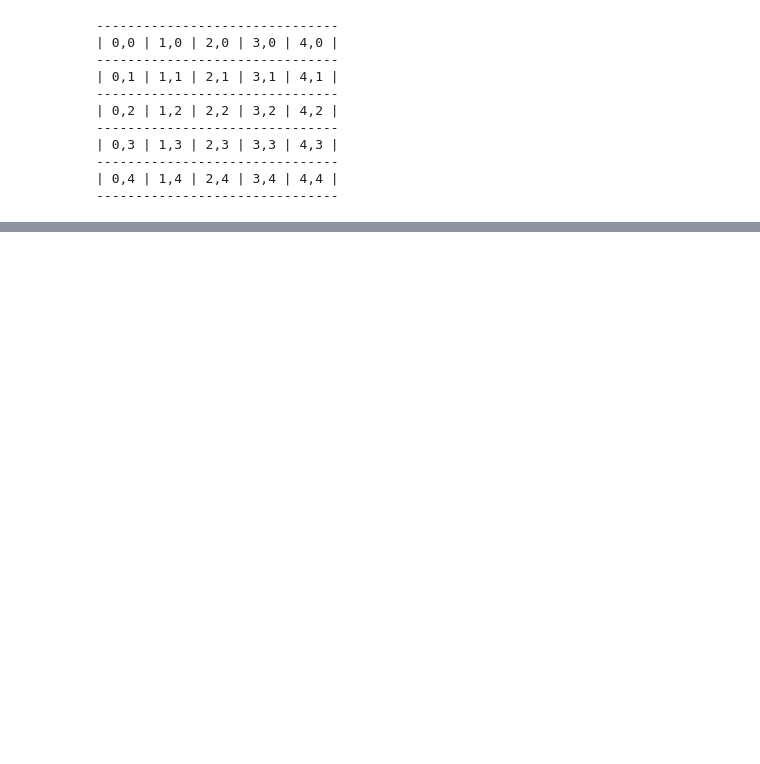
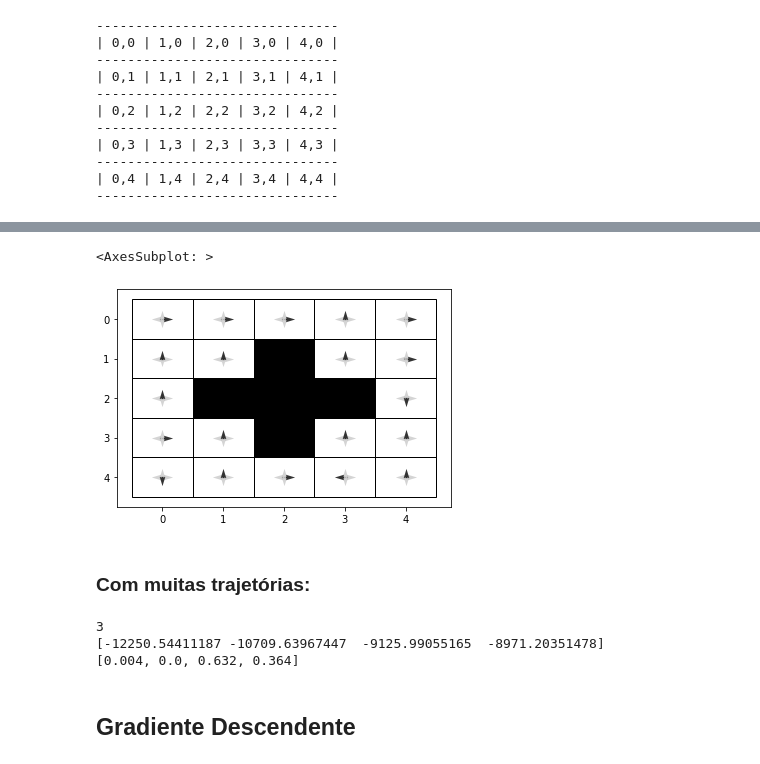
Before and after one commit to guialba/RL, a Jupyter notebook: Gridworld/AgentsDDO.ipynb, the cells around one changed output, grey strips where cells are left out. Drawn from its saved outputs; the diff is of its cells as text; code cells hidden in the pictures; blank space fills up the shorter version.

```diff
--- a/Gridworld/AgentsDDO.ipynb
+++ b/Gridworld/AgentsDDO.ipynb
@@ -267,0 +52,10 @@ array([[-4.0001    ],
+# %%
+def generatePi(agent, e=0.1):
+    # if not(0 < e < 1):
+    #     return -np.inf
+    p_a = lambda a, s: (e/4, 1-e+e/4)[a == max(agent.Q[s], key=agent.Q[s].get)] if 0 < e < 1 else 1e-10
+    pi = np.array([[p_a(a, s) for a in agent.g.ACTIONS] for s in agent.g.S])
+    return pi.reshape(agent.g.size[0], agent.g.size[1], len(agent.g.ACTIONS), order='F')
+
+pi_star = generatePi(q, e_star)
+pi_star
@@ -267,0 +115,35 @@ array([[-4.0001    ],
+# %%
+from plot import plotPolicy
+plotPolicy(pis[p], q.g)
+# %% [output]
+<AxesSubplot: >
+[figure, added]
+# %% [markdown]
+### Com muitas trajetórias:
+# %%
+from actors import QLearning
+
+agent = QLearning(g)
+es = [0.9, 0.1, 0.5]+[e_star] # e_star = 0.3
+
+def teste():
+    agent.resetCount()
+    agent.run(epsilon=e_star)
+
+    pis = [generatePi(agent, e) for e in es]
+    likes = np.array([likelihood(pi, q.getTrajectory(2)) for pi in pis])
+    return likes
+
+
+total_episodes = 1000
+exps = [teste() for _ in range(total_episodes)]
+freq = [np.mean([int(np.argmax(v)==i) for v in exps])for i in range(len(es))]
+print(np.argmax(np.sum(exps, axis=0)))
+print(np.sum(exps, axis=0))
+# print(freq)
+# %% [output]
+3
+[-12250.54411187 -10709.63967447  -9125.99055165  -8971.20351478]
+[0.004, 0.0, 0.632, 0.364]
+# %% [markdown]
+## Gradiente Descendente
```
Also changed, not shown: parts of 44 cells of this notebook, 3 other files.
